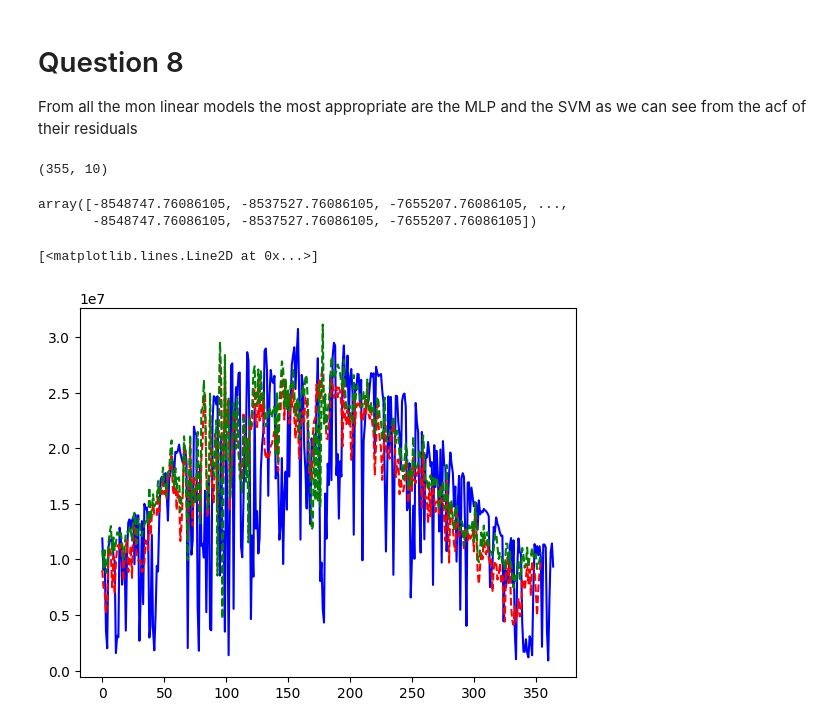
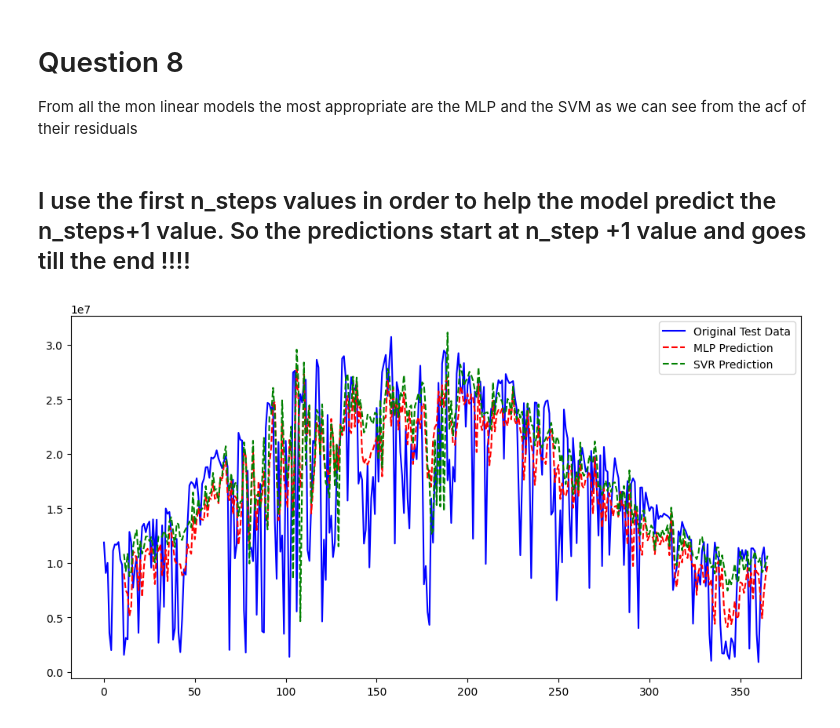
Before and after one commit to kounsolas/TimeSeriesProject, a Jupyter notebook: project.ipynb, the cells around one changed output. Cells and saved outputs as stored; diff of their text form; code cells hidden in the pictures.

```diff
--- a/project.ipynb
+++ b/project.ipynb
@@ -942,7 +1007,7 @@ def create_dataset(data, n_steps):
     return np.array(X), np.array(y)      # Convert lists to NumPy arrays
 # %%
 
-n_steps = 10
+n_steps = tau_est
 
 
 X_train,y_train = create_dataset(A_static_train, n_steps)
@@ -1028,13 +1100,3 @@ nrmse_svr: 1.02
 # Question 8
 
 From all the mon linear models the most appropriate are the MLP and the SVM as we can see from the acf of their residuals
-# %%
-X_test.shape
-# %% [output]
-(355, 10)
-# %%
-s_test.shape
-s
-# %% [output]
-array([-8548747.76086105, -8537527.76086105, -7655207.76086105, ...,
-       -8548747.76086105, -8537527.76086105, -7655207.76086105])
@@ -1044,7 +1103,11 @@ array([-8548747.76086105, -8537527.76086105, -7655207.76086105, ...,
+# %% [markdown]
+## I use the first n_steps values in order to help the model predict the n_steps+1 value. So the predictions start at n_step +1 value and goes till the end !!!!
 # %%
+plt.figure(figsize=(12,6))
 plt.plot(A_test, label='Original Test Data', color='blue')
-plt.plot(y_pred+s_test[10:], label='MLP Prediction', color='red', linestyle='--')
-plt.plot(y_pred_svr+s_test[10:], label='SVR Prediction', color='green', linestyle='--')
+plt.plot(range((n_steps+1),len(A_test)+1),y_pred+s_test[n_steps:], label='MLP Prediction', color='red', linestyle='--')  #exontes xrisimopoiisi n_steps proigoumenes times gia na mathoun ta montela tin epomeni, i proti timi pou pro
+plt.plot(range((n_steps+1),len(A_test)+1),y_pred_svr+s_test[n_steps:], label='SVR Prediction', color='green', linestyle='--')
+plt.legend()
+plt.show()
 # %% [output]
-[<matplotlib.lines.Line2D at 0x...>]
-[figure, old version]
+[figure, new version]
```
Also changed, not shown: parts of 39 cells of this notebook.
